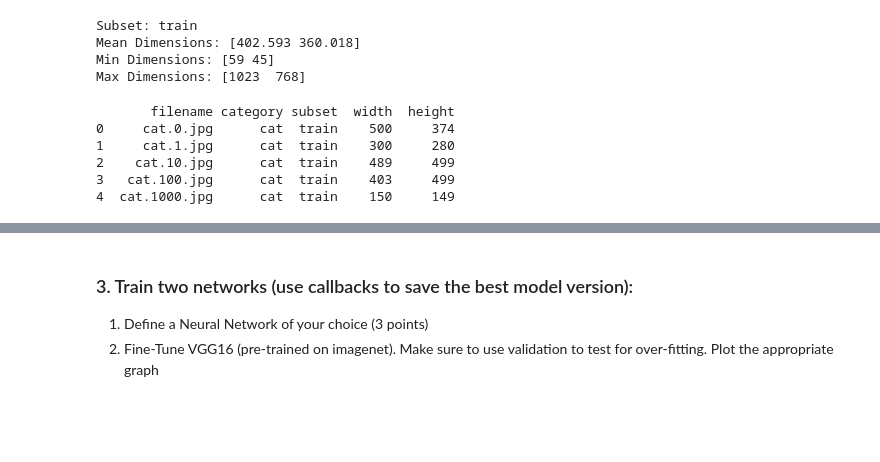
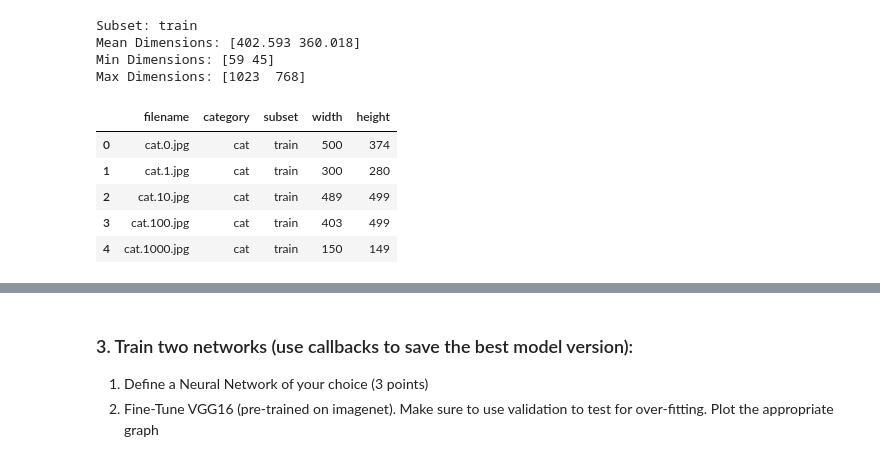
Before and after one commit to khushbunlad/CSCN8010-labs, a Jupyter notebook: PracticalLab3.ipynb, the cells around one changed output, grey strips where cells are left out. Cells and saved outputs as stored; diff of their text form; code cells hidden in the pictures; blank space fills up the shorter version.

```diff
--- a/PracticalLab3.ipynb
+++ b/PracticalLab3.ipynb
@@ -98,32 +98,32 @@ Max Dimensions: [1023  768]
 # %%
 import pandas as pd
 
 def generate_metadata(base_dir, subset):
     data = []
     for category in ["cat", "dog"]:
         dir_path = base_dir / subset / category
         for img_name in os.listdir(dir_path):
             img_path = dir_path / img_name
             with Image.open(img_path) as img:
                 width, height = img.size
             data.append({
                 "filename": img_name,
                 "category": category,
                 "subset": subset,
                 "width": width,
                 "height": height
             })
     return pd.DataFrame(data)
 
 train_metadata = generate_metadata(new_base_dir, "train")
 validation_metadata = generate_metadata(new_base_dir, "validation")
 test_metadata = generate_metadata(new_base_dir, "test")
 
-print(train_metadata.head())
+train_metadata.head()
 # %% [output]
-       filename category subset  width  height
-0     cat.0.jpg      cat  train    500     374
-1     cat.1.jpg      cat  train    300     280
-2    cat.10.jpg      cat  train    489     499
-3   cat.100.jpg      cat  train    403     499
-4  cat.1000.jpg      cat  train    150     149
+|  | filename | category | subset | width | height |
+| 0 | cat.0.jpg | cat | train | 500 | 374 |
+| 1 | cat.1.jpg | cat | train | 300 | 280 |
+| 2 | cat.10.jpg | cat | train | 489 | 499 |
+| 3 | cat.100.jpg | cat | train | 403 | 499 |
+| 4 | cat.1000.jpg | cat | train | 150 | 149 |
```
Also changed, not shown: parts of 15 cells of this notebook.
